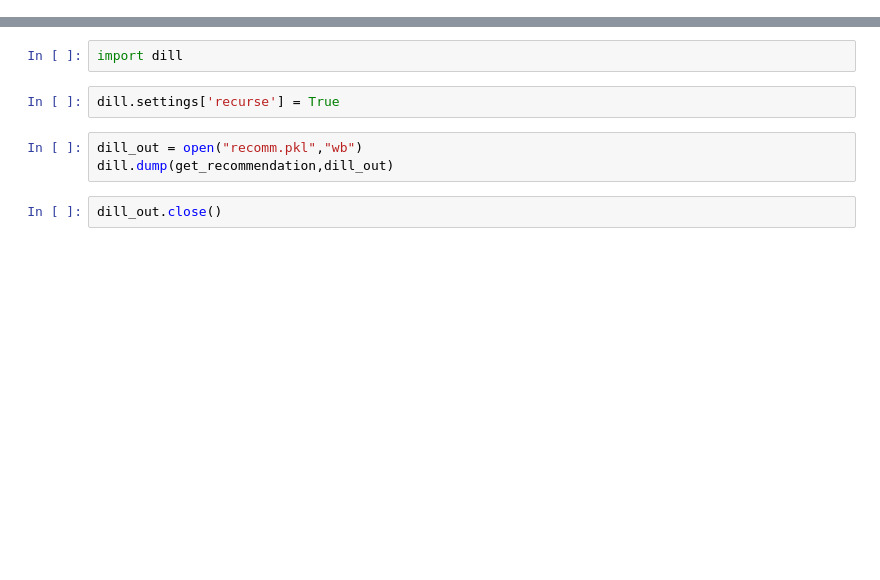
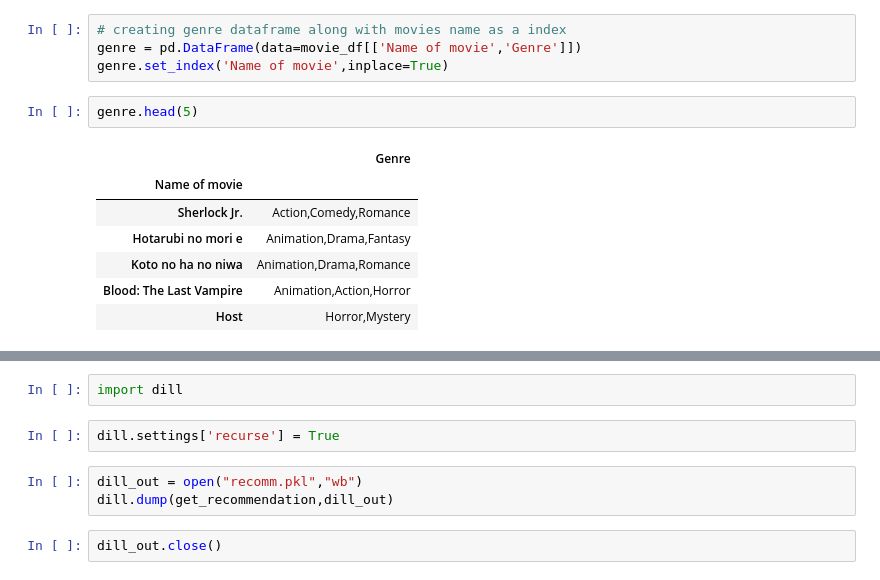
Before and after one commit to hritik853/Movie-Recommendation-System, a Jupyter notebook: movie_recommendation_system.ipynb, the cells around one changed output, grey strips where cells are left out. Cells and saved outputs as stored; diff of their text form; blank space fills up the shorter version.

```diff
--- a/movie_recommendation_system.ipynb
+++ b/movie_recommendation_system.ipynb
@@ -234,0 +74,14 @@ a
+# %%
+# creating genre dataframe along with movies name as a index
+genre = pd.DataFrame(data=movie_df[['Name of movie','Genre']])
+genre.set_index('Name of movie',inplace=True)
+# %%
+genre.head(5)
+# %% [output]
+|  | Genre |
+| Name of movie |  |
+| Sherlock Jr. | Action,Comedy,Romance |
+| Hotarubi no mori e | Animation,Drama,Fantasy |
+| Koto no ha no niwa | Animation,Drama,Romance |
+| Blood: The Last Vampire | Animation,Action,Horror |
+| Host | Horror,Mystery |
```
Also changed, not shown: parts of 40 cells of this notebook, 2 other files.
